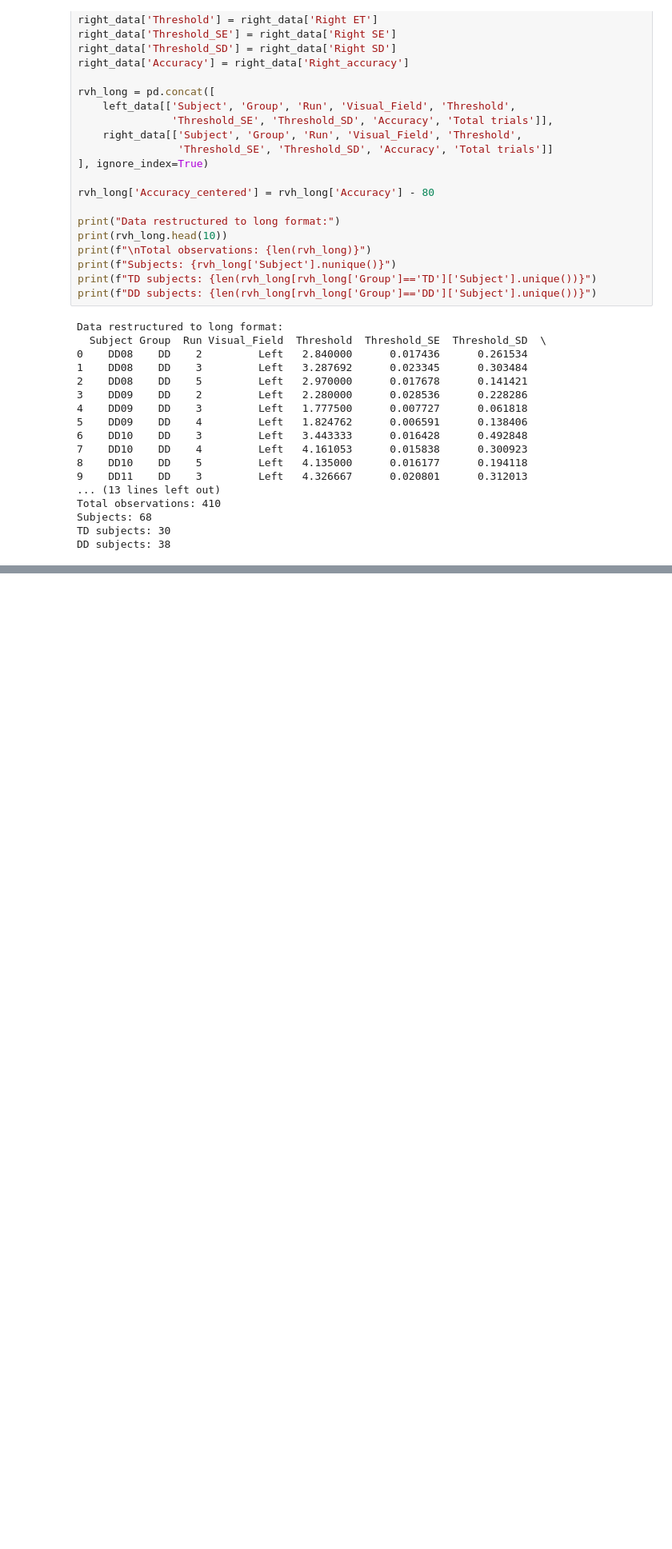
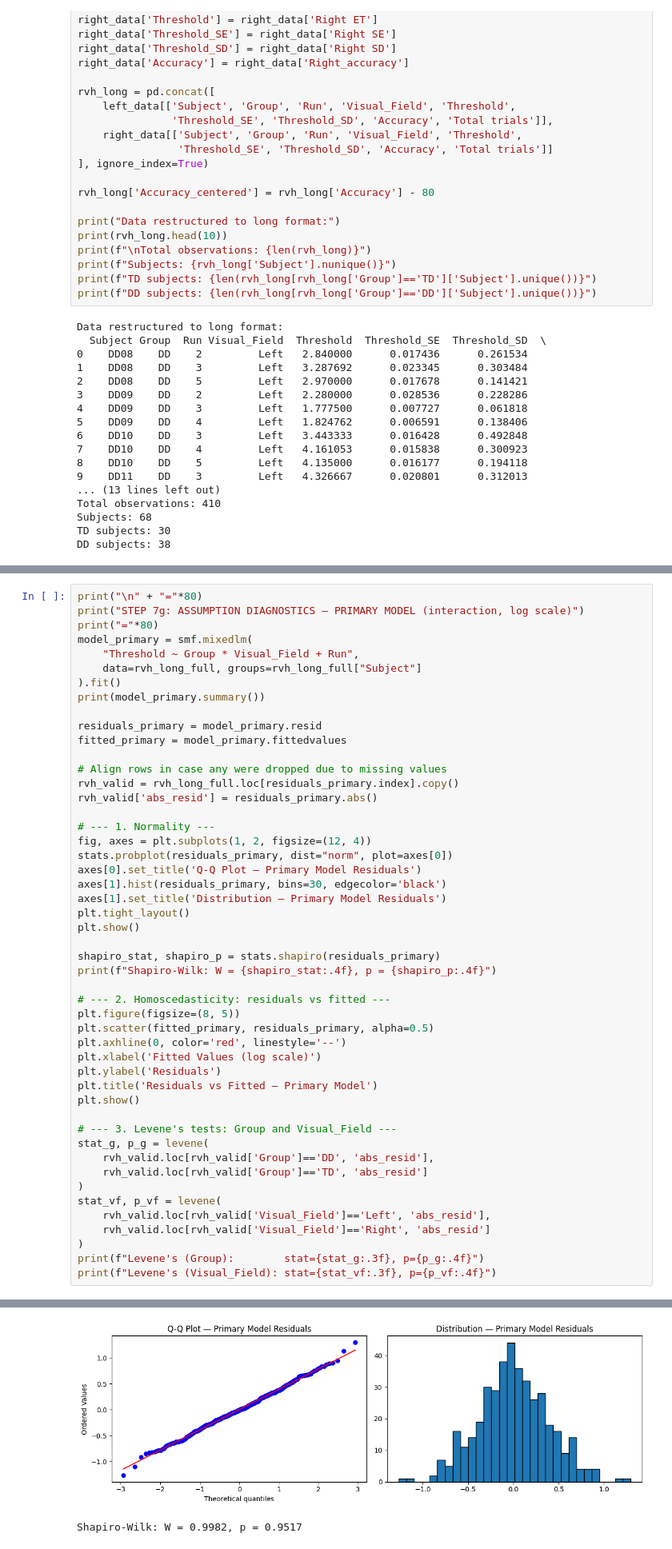
Before and after one commit to cristinarainich/DDCS, a Jupyter notebook: rvh_termin1only.ipynb, the cells around one changed output, grey strips where cells are left out. Shown at 80% size. Saved outputs shown, nothing was run; the diff lists cells and outputs as text; blank space fills up the shorter version.

```diff
--- a/rvh_termin1only.ipynb
+++ b/rvh_termin1only.ipynb
@@ -601,0 +900,50 @@ Shapiro-Wilk test: W = 0.9977, p = 0.8530
+# %%
+print("\n" + "="*80)
+print("STEP 7g: ASSUMPTION DIAGNOSTICS — PRIMARY MODEL (interaction, log scale)")
+print("="*80)
+model_primary = smf.mixedlm(
+    "Threshold ~ Group * Visual_Field + Run",
+    data=rvh_long_full, groups=rvh_long_full["Subject"]
+).fit()
+print(model_primary.summary())
+
+residuals_primary = model_primary.resid
+fitted_primary = model_primary.fittedvalues
+
+# Align rows in case any were dropped due to missing values
+rvh_valid = rvh_long_full.loc[residuals_primary.index].copy()
+rvh_valid['abs_resid'] = residuals_primary.abs()
+
+# --- 1. Normality ---
+fig, axes = plt.subplots(1, 2, figsize=(12, 4))
+stats.probplot(residuals_primary, dist="norm", plot=axes[0])
+axes[0].set_title('Q-Q Plot — Primary Model Residuals')
+axes[1].hist(residuals_primary, bins=30, edgecolor='black')
+axes[1].set_title('Distribution — Primary Model Residuals')
+plt.tight_layout()
+plt.show()
+
+shapiro_stat, shapiro_p = stats.shapiro(residuals_primary)
+print(f"Shapiro-Wilk: W = {shapiro_stat:.4f}, p = {shapiro_p:.4f}")
+
+# --- 2. Homoscedasticity: residuals vs fitted ---
+plt.figure(figsize=(8, 5))
+plt.scatter(fitted_primary, residuals_primary, alpha=0.5)
+plt.axhline(0, color='red', linestyle='--')
+plt.xlabel('Fitted Values (log scale)')
+plt.ylabel('Residuals')
+plt.title('Residuals vs Fitted — Primary Model')
+plt.show()
+
+# --- 3. Levene's tests: Group and Visual_Field ---
+stat_g, p_g = levene(
+    rvh_valid.loc[rvh_valid['Group']=='DD', 'abs_resid'],
+    rvh_valid.loc[rvh_valid['Group']=='TD', 'abs_resid']
+)
+stat_vf, p_vf = levene(
+    rvh_valid.loc[rvh_valid['Visual_Field']=='Left', 'abs_resid'],
+    rvh_valid.loc[rvh_valid['Visual_Field']=='Right', 'abs_resid']
+)
+print(f"Levene's (Group):        stat={stat_g:.3f}, p={p_g:.4f}")
+print(f"Levene's (Visual_Field): stat={stat_vf:.3f}, p={p_vf:.4f}")
+# %% [output]
@@ -601,0 +967,2 @@ Shapiro-Wilk test: W = 0.9977, p = 0.8530
+[figure, added]
+Shapiro-Wilk: W = 0.9982, p = 0.9517
```
Also changed, not shown: parts of 24 cells of this notebook.
